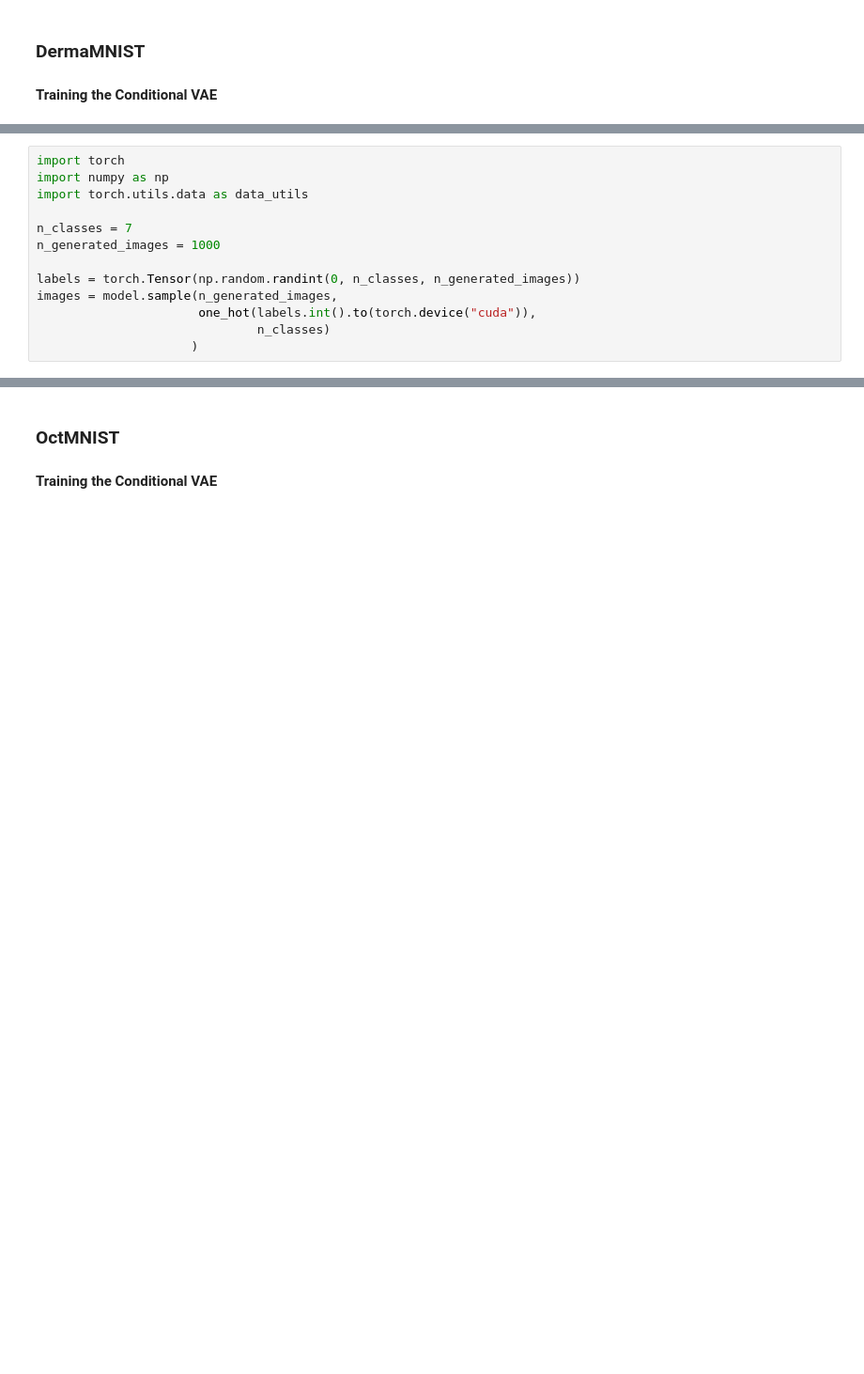
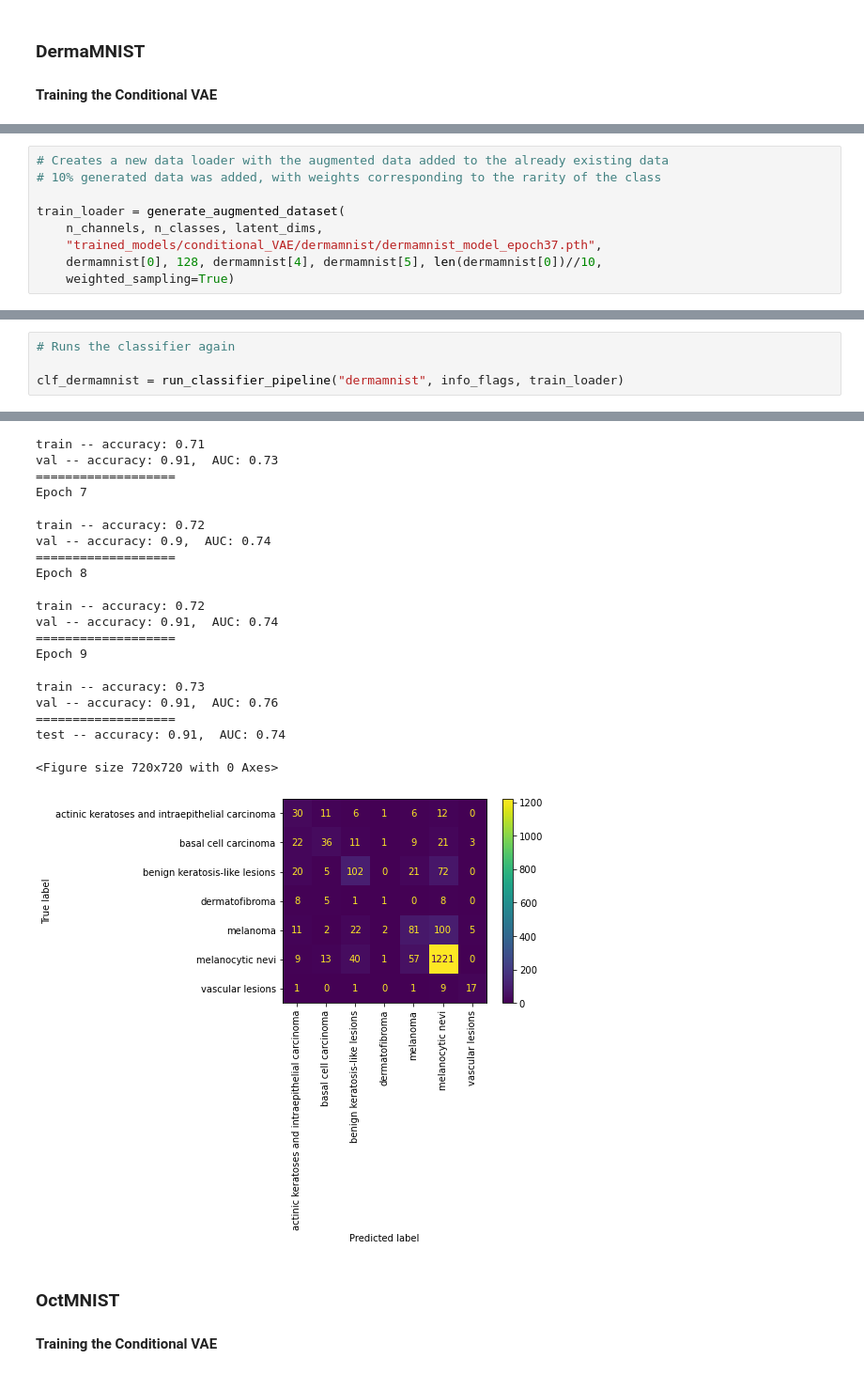
Before and after one commit to qlero/medical_data_augmentation, a Jupyter notebook: generative_models.ipynb, the cells around one changed output, grey strips where cells are left out. Shown at 94% size. Drawn from its saved outputs; the diff is of its cells as text; blank space fills up the shorter version.

```diff
--- a/generative_models.ipynb
+++ b/generative_models.ipynb
@@ -178,13 +804,0 @@ model, training_losses, validation_losses, test_loss = run_encoder_pipeline(
-# %%
-import torch
-import numpy as np
-import torch.utils.data as data_utils
-
-n_classes = 7
-n_generated_images = 1000
-
-labels = torch.Tensor(np.random.randint(0, n_classes, n_generated_images))
-images = model.sample(n_generated_images,
-                      one_hot(labels.int().to(torch.device("cuda")),
-                              n_classes)
-                     )
@@ -232,0 +824,9 @@ np.random.randint(0, 7, 10)
+# %%
+# Creates a new data loader with the augmented data added to the already existing data
+# 10% generated data was added, with weights corresponding to the rarity of the class
+
+train_loader = generate_augmented_dataset(
+    n_channels, n_classes, latent_dims,
+    "trained_models/conditional_VAE/dermamnist/dermamnist_model_epoch37.pth",
+    dermamnist[0], 128, dermamnist[4], dermamnist[5], len(dermamnist[0])//10,
+    weighted_sampling=True)
@@ -232,0 +835,5 @@ np.random.randint(0, 7, 10)
+# %%
+# Runs the classifier again
+
+clf_dermamnist = run_classifier_pipeline("dermamnist", info_flags, train_loader)
+# %% [output]
@@ -233,3 +881,21 @@ np.random.randint(0, 7, 10)
+train -- accuracy: 0.71
+val -- accuracy: 0.91,  AUC: 0.73
+===================
+Epoch 7
+train -- accuracy: 0.72
+val -- accuracy: 0.9,  AUC: 0.74
+===================
+Epoch 8
+train -- accuracy: 0.72
+val -- accuracy: 0.91,  AUC: 0.74
+===================
+Epoch 9
+train -- accuracy: 0.73
+val -- accuracy: 0.91,  AUC: 0.76
+===================
+test -- accuracy: 0.91,  AUC: 0.74
+<Figure size 720x720 with 0 Axes>
+[figure, added]
 # %% [markdown]
 ### OctMNIST
 
```
Also changed, not shown: parts of 97 cells of this notebook, 19 other files.
